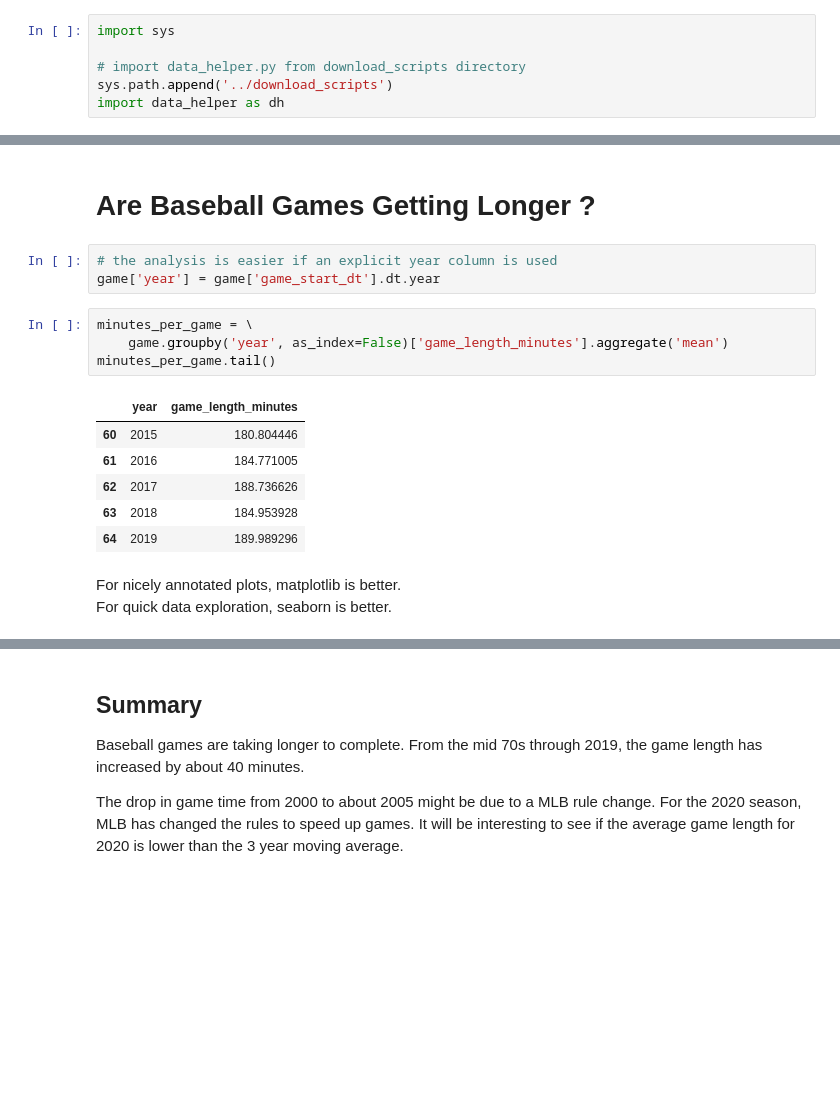
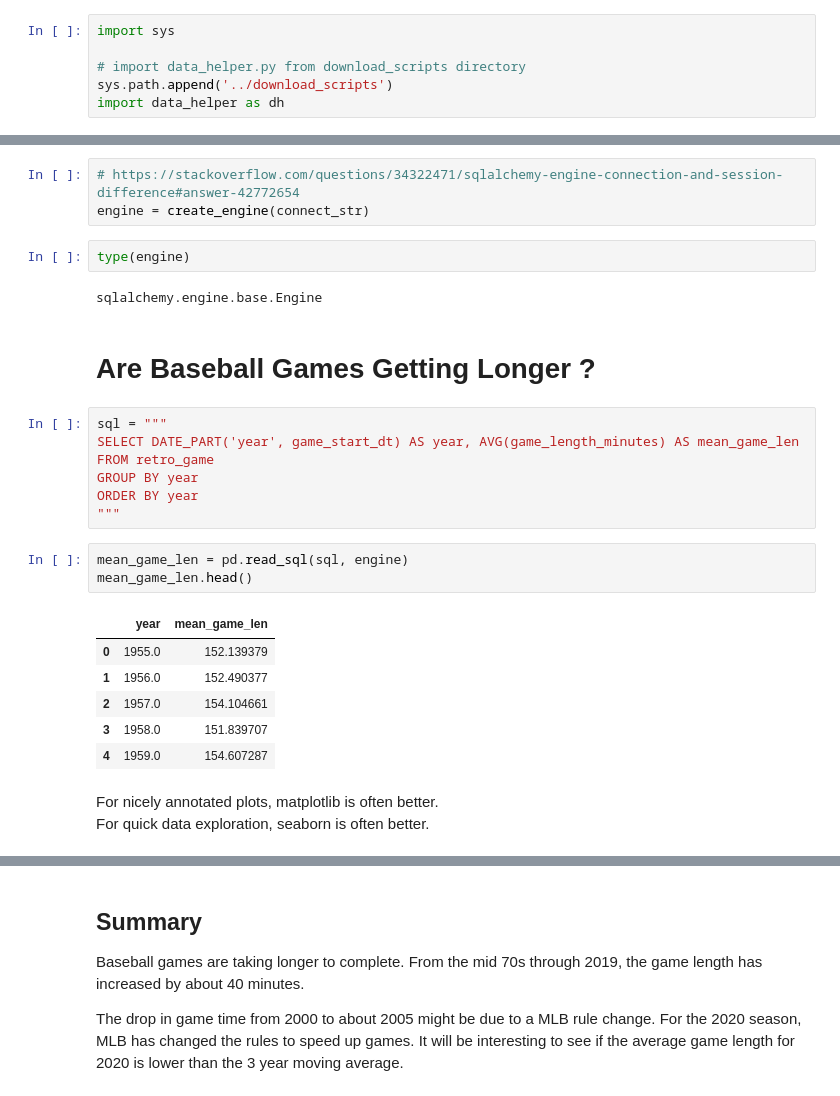
Before and after one commit to sdiehl28/baseball-analytics, a Jupyter notebook: baseball_jupyter_nb/01_Intro_SQL.ipynb, the cells around one changed output, grey strips where cells are left out. Drawn from its saved outputs; the diff is of its cells as text; blank space fills up the shorter version.

```diff
--- a/baseball_jupyter_nb/01_Introduction.ipynb
+++ b/baseball_jupyter_nb/01_Intro_SQL.ipynb
@@ -103,22 +117,32 @@ team_game.head(3)
+# %%
+# https://stackoverflow.com/questions/34322471/sqlalchemy-engine-connection-and-session-difference#answer-42772654
+engine = create_engine(connect_str)
+# %%
+type(engine)
+# %% [output]
+sqlalchemy.engine.base.Engine
 # %% [markdown]
 # Are Baseball Games Getting Longer ?
-# %%
-# the analysis is easier if an explicit year column is used
-game['year'] = game['game_start_dt'].dt.year
-# %%
-minutes_per_game = \
-    game.groupby('year', as_index=False)['game_length_minutes'].aggregate('mean')
-minutes_per_game.tail()
-# %% [output]
-|  | year | game_length_minutes |
-| 60 | 2015 | 180.804446 |
-| 61 | 2016 | 184.771005 |
-| 62 | 2017 | 188.736626 |
-| 63 | 2018 | 184.953928 |
-| 64 | 2019 | 189.989296 |
+# %%
+sql = """
+SELECT DATE_PART('year', game_start_dt) AS year, AVG(game_length_minutes) AS mean_game_len
+FROM retro_game
+GROUP BY year
+ORDER BY year
+"""
+# %%
+mean_game_len = pd.read_sql(sql, engine)
+mean_game_len.head()
+# %% [output]
+|  | year | mean_game_len |
+| 0 | 1955.0 | 152.139379 |
+| 1 | 1956.0 | 152.490377 |
+| 2 | 1957.0 | 154.104661 |
+| 3 | 1958.0 | 151.839707 |
+| 4 | 1959.0 | 154.607287 |
 # %% [markdown]
-For nicely annotated plots, matplotlib is better.
-For quick data exploration, seaborn is better.
+For nicely annotated plots, matplotlib is often better.
+For quick data exploration, seaborn is often better.
 # %%
 # plot the data and the 3 year moving average
 plt.style.use('seaborn-darkgrid')
```
Also changed, not shown: parts of 49 cells of this notebook, 1 other file.
